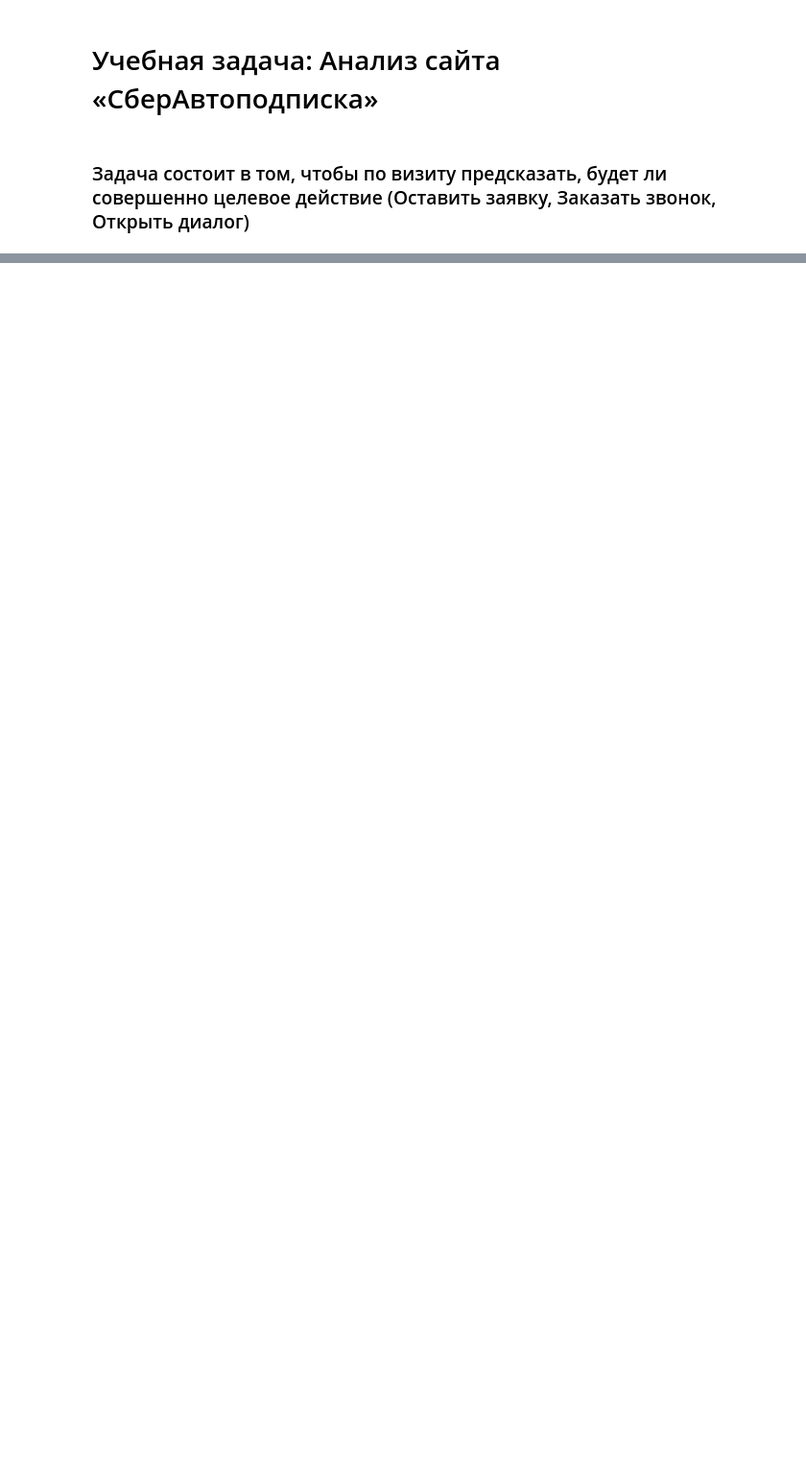
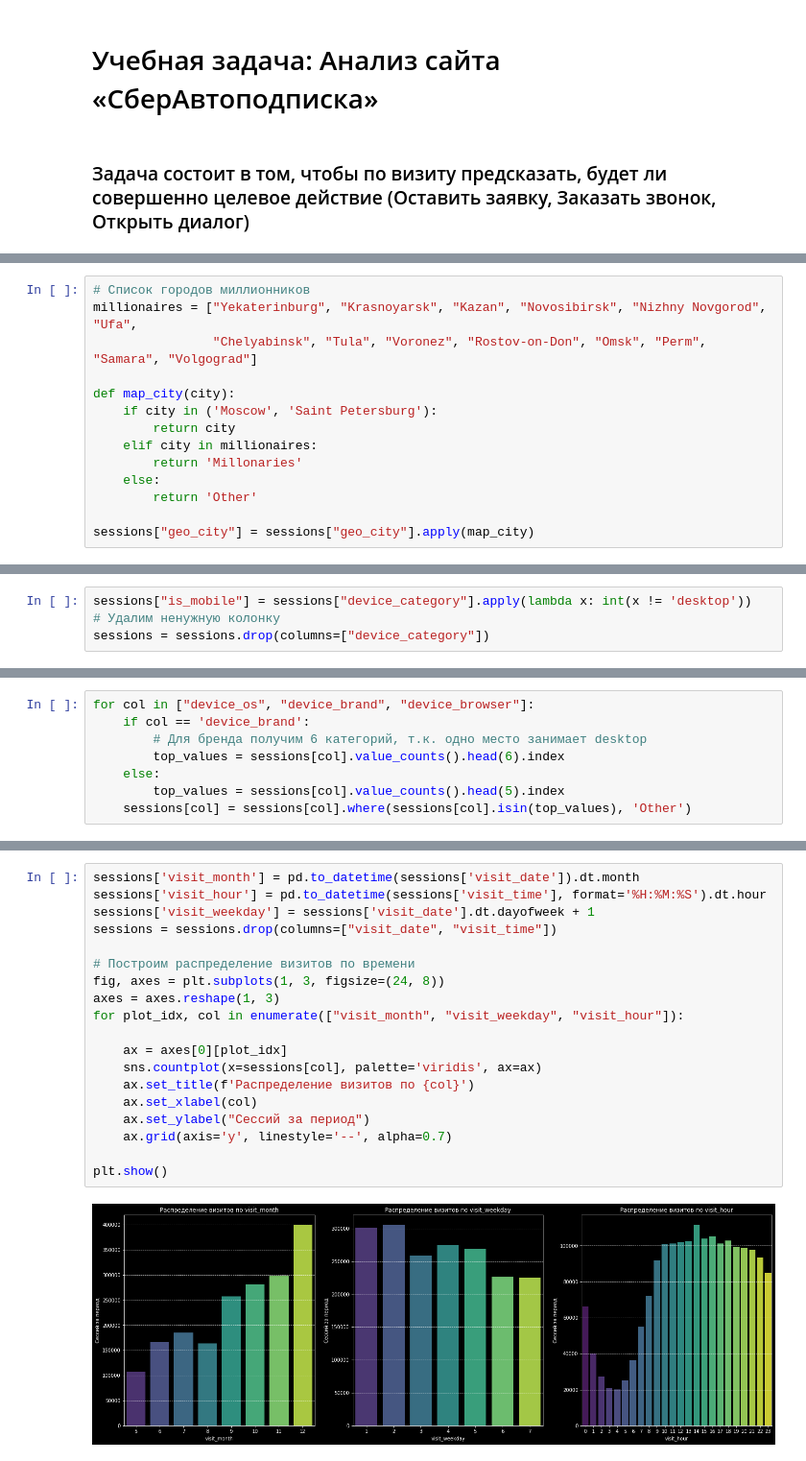
Before and after one commit to nekita473/Ms, a Jupyter notebook: Praktikum_2/Analysis.ipynb, the cells around one changed output, grey strips where cells are left out. Shown at 96% size. Saved outputs shown, nothing was run; the diff lists cells and outputs as text; blank space fills up the shorter version.

```diff
--- a/Praktikum_2/Analysis.ipynb
+++ b/Praktikum_2/Analysis.ipynb
@@ -108,0 +277,14 @@ df_prepared.to_csv('data/df_prepared.csv', index=False)
+# %%
+# Список городов миллионников
+millionaires = ["Yekaterinburg", "Krasnoyarsk", "Kazan", "Novosibirsk", "Nizhny Novgorod", "Ufa",
+                "Chelyabinsk", "Tula", "Voronez", "Rostov-on-Don", "Omsk", "Perm", "Samara", "Volgograd"]
+
+def map_city(city):
+    if city in ('Moscow', 'Saint Petersburg'):
+        return city
+    elif city in millionaires:
+        return 'Millonaries'
+    else:
+        return 'Other'
+
+sessions["geo_city"] = sessions["geo_city"].apply(map_city)
@@ -108,0 +293,4 @@ df_prepared.to_csv('data/df_prepared.csv', index=False)
+# %%
+sessions["is_mobile"] = sessions["device_category"].apply(lambda x: int(x != 'desktop'))
+# Удалим ненужную колонку
+sessions = sessions.drop(columns=["device_category"])
@@ -108,0 +300,8 @@ df_prepared.to_csv('data/df_prepared.csv', index=False)
+# %%
+for col in ["device_os", "device_brand", "device_browser"]:
+    if col == 'device_brand':
+        # Для бренда получим 6 категорий, т.к. одно место занимает desktop
+        top_values = sessions[col].value_counts().head(6).index
+    else:
+        top_values = sessions[col].value_counts().head(5).index
+    sessions[col] = sessions[col].where(sessions[col].isin(top_values), 'Other')
@@ -108,0 +310,21 @@ df_prepared.to_csv('data/df_prepared.csv', index=False)
+# %%
+sessions['visit_month'] = pd.to_datetime(sessions['visit_date']).dt.month
+sessions['visit_hour'] = pd.to_datetime(sessions['visit_time'], format='%H:%M:%S').dt.hour
+sessions['visit_weekday'] = sessions['visit_date'].dt.dayofweek + 1
+sessions = sessions.drop(columns=["visit_date", "visit_time"])
+
+# Построим распределение визитов по времени
+fig, axes = plt.subplots(1, 3, figsize=(24, 8))
+axes = axes.reshape(1, 3)
+for plot_idx, col in enumerate(["visit_month", "visit_weekday", "visit_hour"]):
+
+    ax = axes[0][plot_idx]
+    sns.countplot(x=sessions[col], palette='viridis', ax=ax)
+    ax.set_title(f'Распределение визитов по {col}')
+    ax.set_xlabel(col)
+    ax.set_ylabel("Сессий за период")
+    ax.grid(axis='y', linestyle='--', alpha=0.7)
+
+plt.show()
+# %% [output]
+[figure, added]
```
Also changed, not shown: parts of 56 cells of this notebook.
